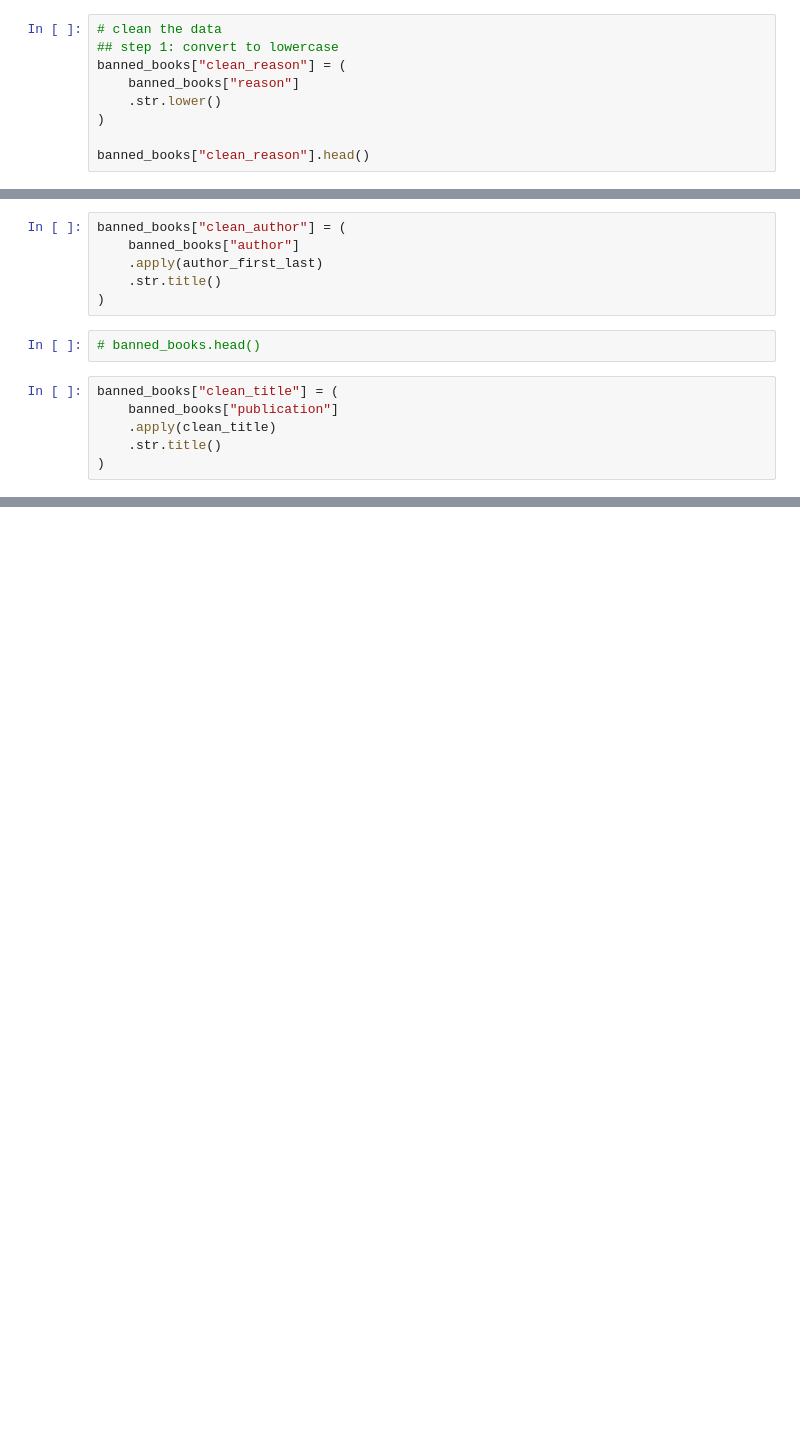
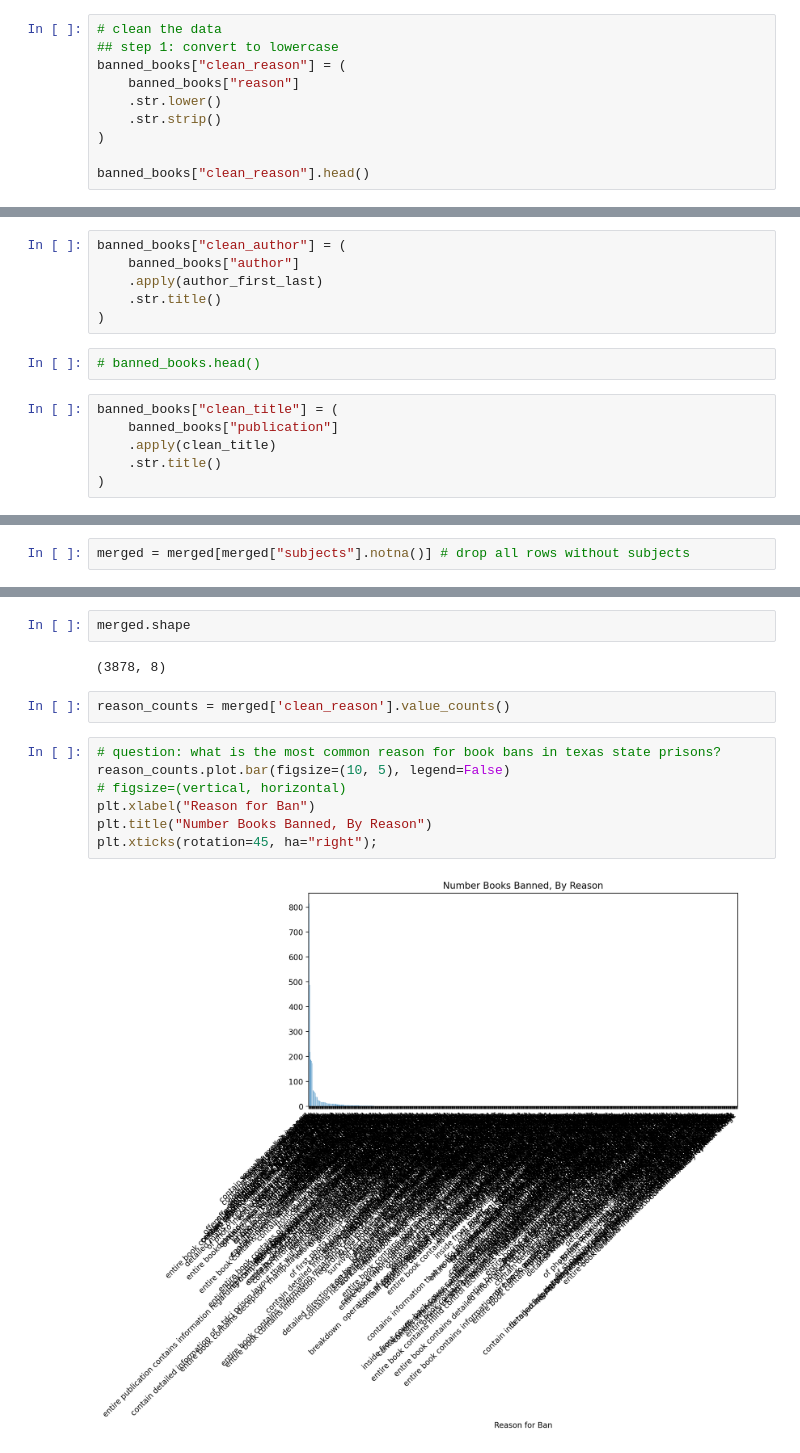
Before and after one commit to arpettey/python_bootcamp, a Jupyter notebook: Banned-Visualized.ipynb, the cells around one changed output, grey strips where cells are left out. Cells and saved outputs as stored; diff of their text form; blank space fills up the shorter version.

```diff
--- a/Banned-Visualized.ipynb
+++ b/Banned-Visualized.ipynb
@@ -74,6 +76,7 @@ banned_books.head()
 banned_books["clean_reason"] = (
     banned_books["reason"]
     .str.lower()
+    .str.strip()
 )
 
 banned_books["clean_reason"].head()
@@ -220,3 +223,5 @@ merged.head()
 | 2 | 2019-07-17 | 2019 | tx | sexually explicit image | David Henderson | Scuse Me While I Kiss The Sky | NaN | NaN |
 | 3 | 2010-01-29 | 2010 | tx | of photo insert contains sexually... | David Henderson | Scuse Me While I Kiss The Sky | NaN | NaN |
 | 4 | 2021-09-08 | 2021 | tx | contain sexually explicit images | Tina Campt | A Black Gaze | NaN | NaN |
+# %%
+merged = merged[merged["subjects"].notna()] # drop all rows without subjects
@@ -222,0 +237,15 @@ merged.head()
+# %%
+merged.shape
+# %% [output]
+(3878, 8)
+# %%
+reason_counts = merged['clean_reason'].value_counts()
+# %%
+# question: what is the most common reason for book bans in texas state prisons?
+reason_counts.plot.bar(figsize=(10, 5), legend=False)
+# figsize=(vertical, horizontal)
+plt.xlabel("Reason for Ban")
+plt.title("Number Books Banned, By Reason")
+plt.xticks(rotation=45, ha="right");
+# %% [output]
+[figure, added]
```
Also changed, not shown: parts of 15 cells of this notebook.
